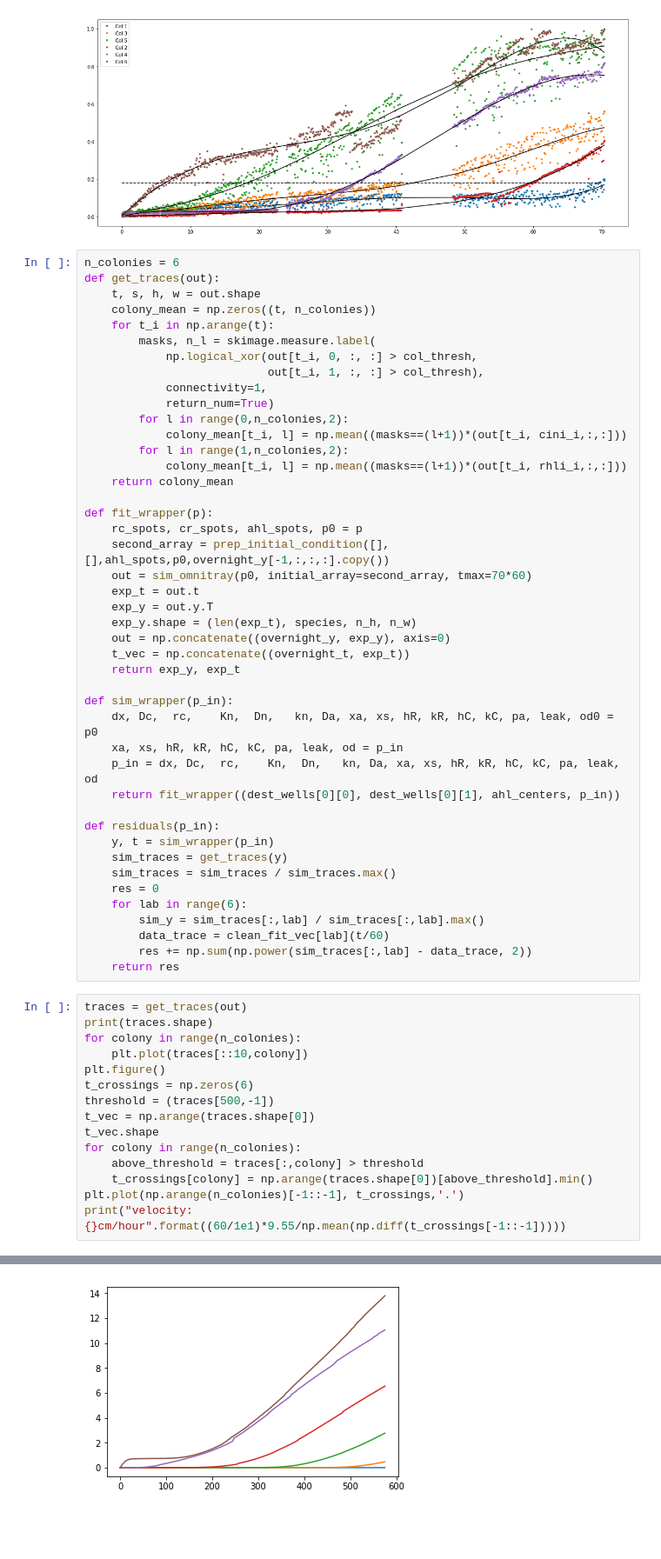
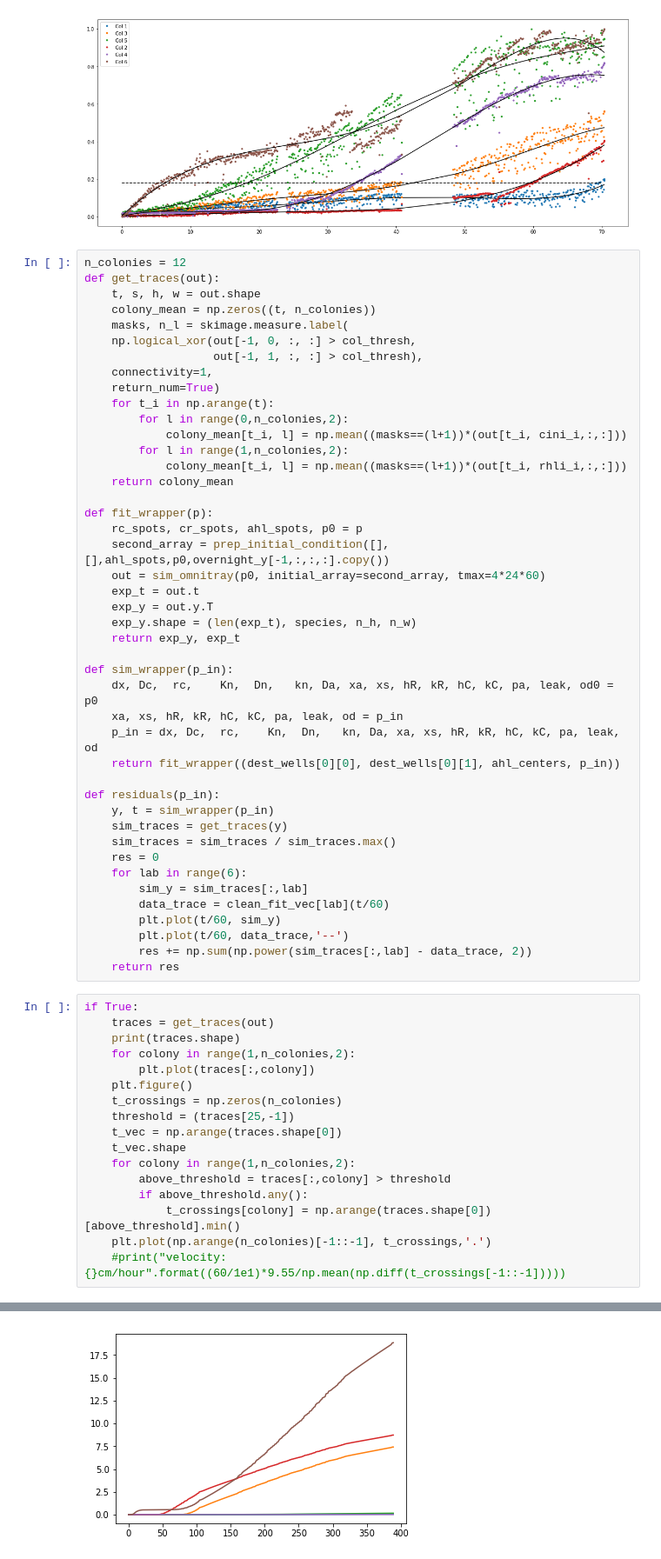
Before and after one commit to boospooky/omnitray-modeling, a Jupyter notebook: omnitray-modeling/simulation_notebook.ipynb, the cells around one changed output, grey strips where cells are left out. Shown at 87% size. Drawn from its saved outputs; the diff is of its cells as text; blank space fills up the shorter version.

```diff
--- a/omnitray-modeling/simulation_notebook.ipynb
+++ b/omnitray-modeling/simulation_notebook.ipynb
@@ -590,16 +593,16 @@ plt.legend()
 <matplotlib.legend.Legend at 0x...>
 [figure]
 # %%
-n_colonies = 6
+n_colonies = 12
 def get_traces(out):
     t, s, h, w = out.shape
     colony_mean = np.zeros((t, n_colonies))
+    masks, n_l = skimage.measure.label(
+    np.logical_xor(out[-1, 0, :, :] > col_thresh,
+                   out[-1, 1, :, :] > col_thresh),
+    connectivity=1,
+    return_num=True)
     for t_i in np.arange(t):
-        masks, n_l = skimage.measure.label(
-            np.logical_xor(out[t_i, 0, :, :] > col_thresh,
-                           out[t_i, 1, :, :] > col_thresh),
-            connectivity=1,
-            return_num=True)
         for l in range(0,n_colonies,2):
             colony_mean[t_i, l] = np.mean((masks==(l+1))*(out[t_i, cini_i,:,:]))
         for l in range(1,n_colonies,2):
@@ -609,12 +612,10 @@ def get_traces(out):
 def fit_wrapper(p):
     rc_spots, cr_spots, ahl_spots, p0 = p
     second_array = prep_initial_condition([],[],ahl_spots,p0,overnight_y[-1,:,:,:].copy())
-    out = sim_omnitray(p0, initial_array=second_array, tmax=70*60)
+    out = sim_omnitray(p0, initial_array=second_array, tmax=4*24*60)
     exp_t = out.t
     exp_y = out.y.T
     exp_y.shape = (len(exp_t), species, n_h, n_w)
-    out = np.concatenate((overnight_y, exp_y), axis=0)
-    t_vec = np.concatenate((overnight_t, exp_t))
     return exp_y, exp_t
 
 def sim_wrapper(p_in):
@@ -629,23 +630,27 @@ def residuals(p_in):
     sim_traces = sim_traces / sim_traces.max()
     res = 0
     for lab in range(6):
-        sim_y = sim_traces[:,lab] / sim_traces[:,lab].max()
+        sim_y = sim_traces[:,lab]
         data_trace = clean_fit_vec[lab](t/60)
+        plt.plot(t/60, sim_y)
+        plt.plot(t/60, data_trace,'--')
         res += np.sum(np.power(sim_traces[:,lab] - data_trace, 2))
     return res
 # %%
-traces = get_traces(out)
-print(traces.shape)
-for colony in range(n_colonies):
-    plt.plot(traces[::10,colony])
-plt.figure()
-t_crossings = np.zeros(6)
-threshold = (traces[500,-1])
-t_vec = np.arange(traces.shape[0])
-t_vec.shape
-for colony in range(n_colonies):
-    above_threshold = traces[:,colony] > threshold
-    t_crossings[colony] = np.arange(traces.shape[0])[above_threshold].min()
-plt.plot(np.arange(n_colonies)[-1::-1], t_crossings,'.')
-print("velocity: {}cm/hour".format((60/1e1)*9.55/np.mean(np.diff(t_crossings[-1::-1]))))
+if True:
+    traces = get_traces(out)
+    print(traces.shape)
+    for colony in range(1,n_colonies,2):
+        plt.plot(traces[:,colony])
+    plt.figure()
+    t_crossings = np.zeros(n_colonies)
+    threshold = (traces[25,-1])
+    t_vec = np.arange(traces.shape[0])
+    t_vec.shape
+    for colony in range(1,n_colonies,2):
+        above_threshold = traces[:,colony] > threshold
+        if above_threshold.any():
+            t_crossings[colony] = np.arange(traces.shape[0])[above_threshold].min()
+    plt.plot(np.arange(n_colonies)[-1::-1], t_crossings,'.')
+    #print("velocity: {}cm/hour".format((60/1e1)*9.55/np.mean(np.diff(t_crossings[-1::-1]))))
 # %% [output]
@@ -654 +658 @@ ValueError: zero-size array to reduction operation minimum which has no identity
-[figure, old version]
+[figure, new version]
```
Also changed, not shown: parts of 12 cells of this notebook.
